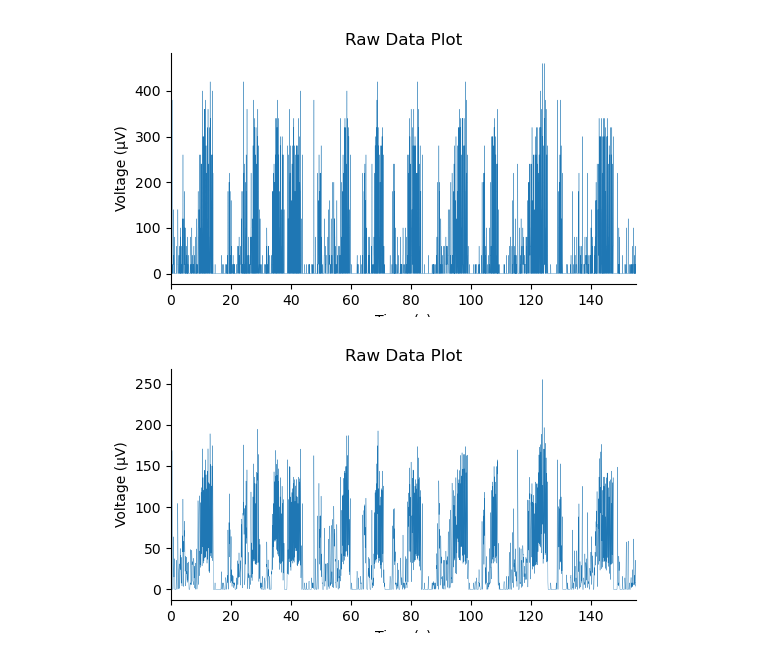
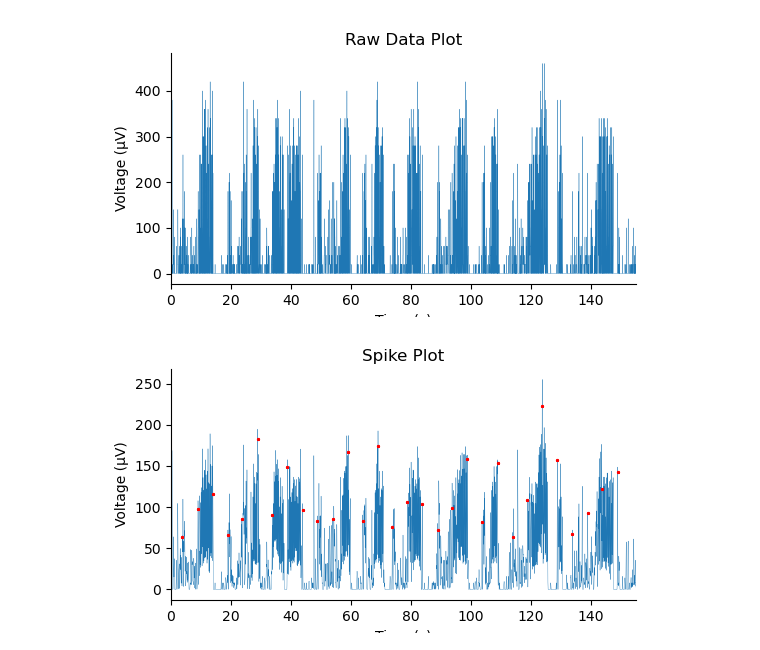
Before and after one commit to FrancescoNegri/neural-signal-analysis-project, a Jupyter notebook: ifr.ipynb, the cells around one changed output. Cells and saved outputs as stored; diff of their text form; code cells hidden in the pictures.

```diff
--- a/ifr.ipynb
+++ b/ifr.ipynb
@@ -12,9 +15,15 @@ from scipy.ndimage import gaussian_filter1d
 # %%
-spike_train = loadmat('./temp/spike_train.mat')
-spike_train = spike_train['spike_train'][0][:]
+preprocessed_data = loadmat('./temp/preprocessed_data.mat')
+spike_train = preprocessed_data['spike_train'][0][:]
+stimulus_idxs = preprocessed_data['stimulus_idxs'][0][:]
 # %%
 sampling_frequency = 25000
 sampling_time = 1 / sampling_frequency
+
+resampling_frequency = 1000
+resampling_time = 1 / resampling_frequency
+
+frequency_ratio = sampling_frequency / resampling_frequency
 
 bin_duration = 0.05
 bin_samples = int(bin_duration * sampling_frequency)
@@ -36,13 +45,14 @@ ns.visualization.plot_raw_data(IFR, sampling_time=sampling_time)
 # %%
 # filter = gaussian(3 * bin_samples, 0.95 * bin_samples)
 # ns.visualization.plot_raw_data(filter)
 # filtered_IFR = convolve(IFR, filter)
 # ns.visualization.plot_raw_data(filtered_IFR, sampling_time=sampling_time)
 
 filtered_IFR = gaussian_filter1d(IFR, 0.95 * bin_samples)
 # ns.visualization.plot_raw_data(filtered_IFR, sampling_time=sampling_time)
 
-resampled_IFR = resample(filtered_IFR, int(np.floor(np.size(spike_train, axis=0) / 25)))
-ns.visualization.plot_raw_data(resampled_IFR, sampling_time=sampling_time * 25 )
+resampled_IFR = resample(filtered_IFR, int(np.floor(np.size(spike_train, axis=0) / frequency_ratio)))
+resampled_stimulus_idxs = np.round(stimulus_idxs / frequency_ratio).astype(np.int_)
+ns.visualization.plot_spikes(resampled_IFR, resampled_stimulus_idxs, sampling_time=resampling_time)
 # %% [output]
-[figure, old version]
+[figure, new version]
```
Also changed, not shown: parts of 2 cells of this notebook.
